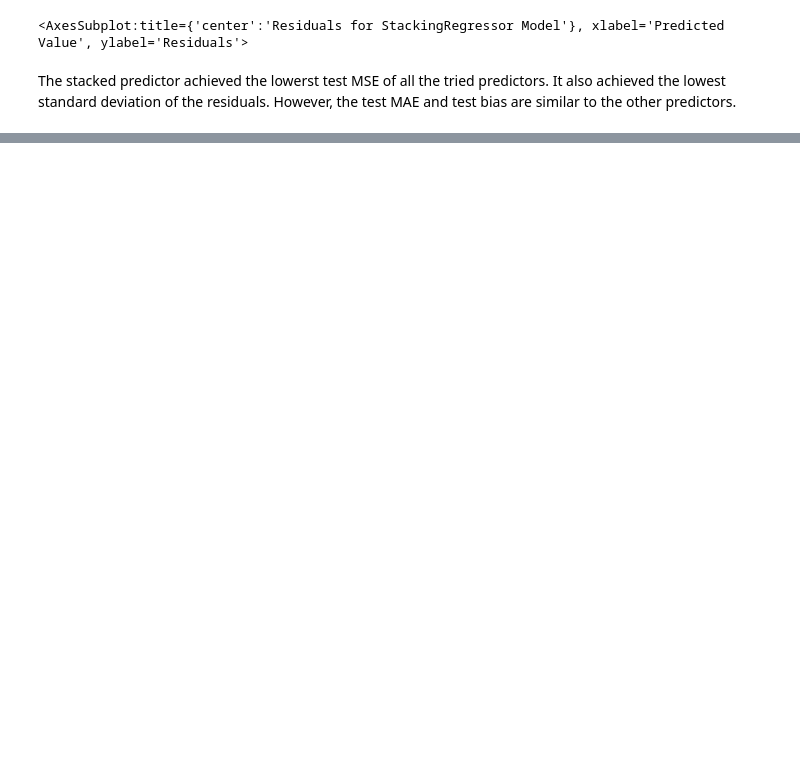
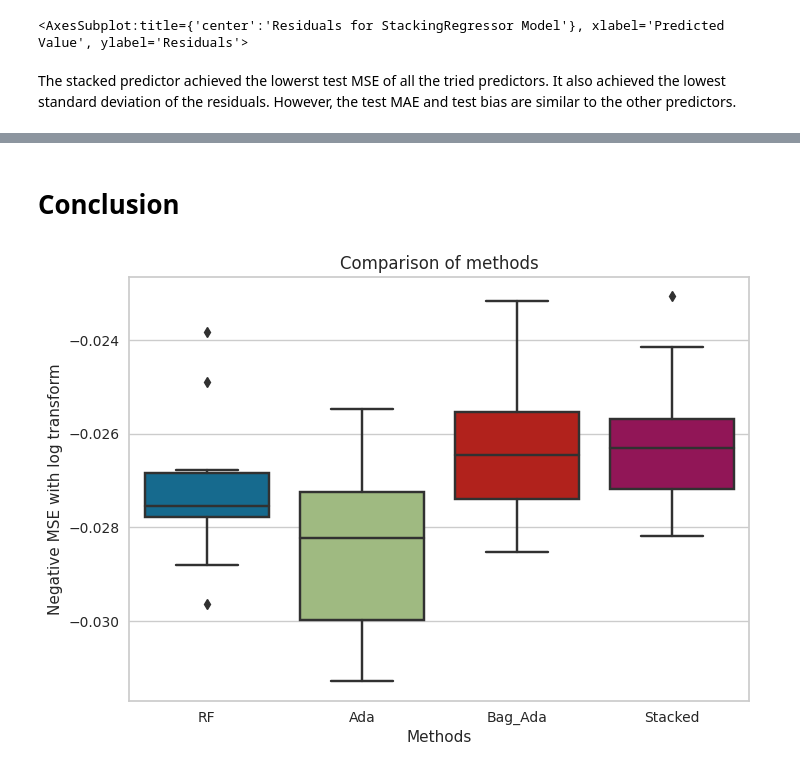
Before and after one commit to shilongdai/Analysis, a Jupyter notebook: Apartments/Apartment Sqft.ipynb, the cells around one changed output, grey strips where cells are left out. Saved outputs shown, nothing was run; the diff lists cells and outputs as text; code cells hidden in the pictures; blank space fills up the shorter version.

```diff
--- a/Apartments/Apartment Sqft.ipynb
+++ b/Apartments/Apartment Sqft.ipynb
@@ -568 +574,16 @@ test.resid.stdev      175.312912
 dtype: float64
+# %% [markdown]
+# Conclusion
+# %%
+rf_df = cv_rf_result.loc[cv_rf_result.rank_test_score == 1, ].iloc[:, 6:16].transpose().set_axis(["RF"], axis=1, inplace=False)
+ada_df = adaboost_cv_result.loc[adaboost_cv_result.rank_test_score == 1, ].iloc[:, 6:16].transpose().set_axis(["Ada"], axis=1, inplace=False)
+bag_ada_df = bag_ada_cv_cv_result.loc[bag_ada_cv_cv_result.rank_test_score == 1, ].iloc[:, 7:17].transpose().set_axis(["Bag_Ada"], axis=1, inplace=False)
+combined_temp = rf_df.join(ada_df).join(bag_ada_df).reset_index(drop=True)
+combined_temp = combined_temp.join(pd.DataFrame(stacking_cv).set_axis(["Stacked"], axis=1, inplace=False))
+fig = sns.boxplot(x="variable", y="value", data=pd.melt(combined_temp))
+plt.xlabel("Methods")
+plt.ylabel("Negative MSE with log transform")
+plt.title("Comparison of methods")
+plt.show()
+# %% [output]
+[figure, added]
```
Also changed, not shown: parts of 18 cells of this notebook.
